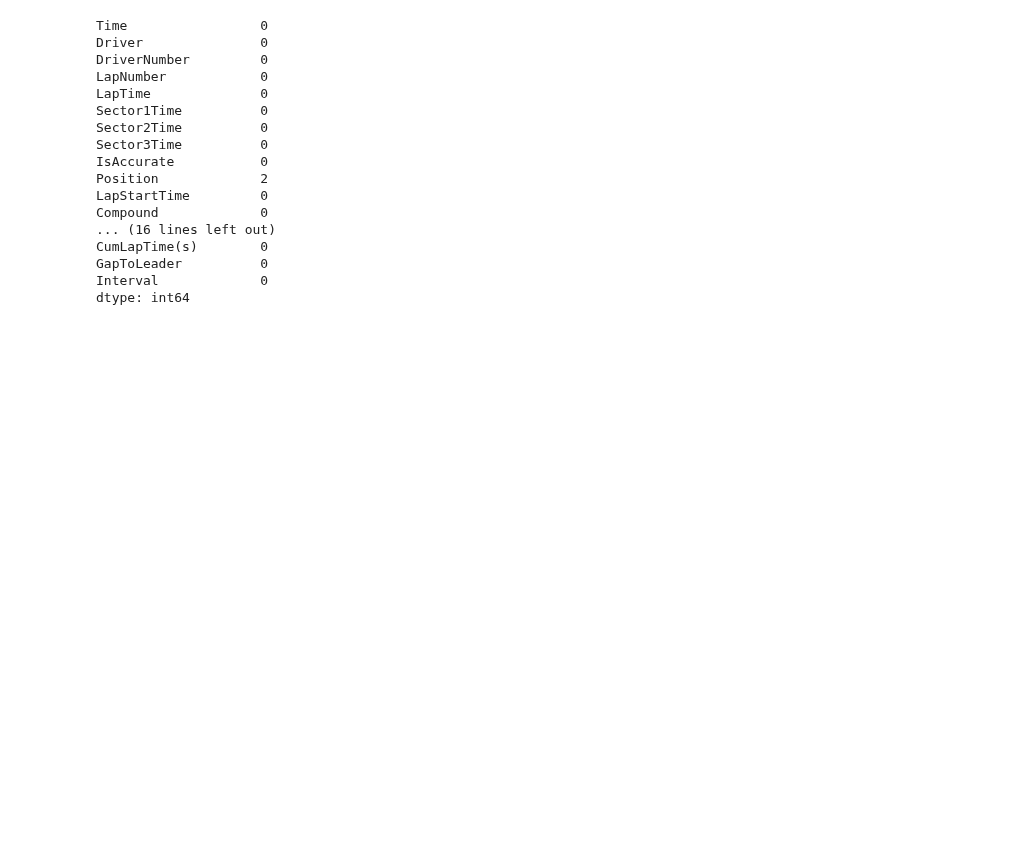
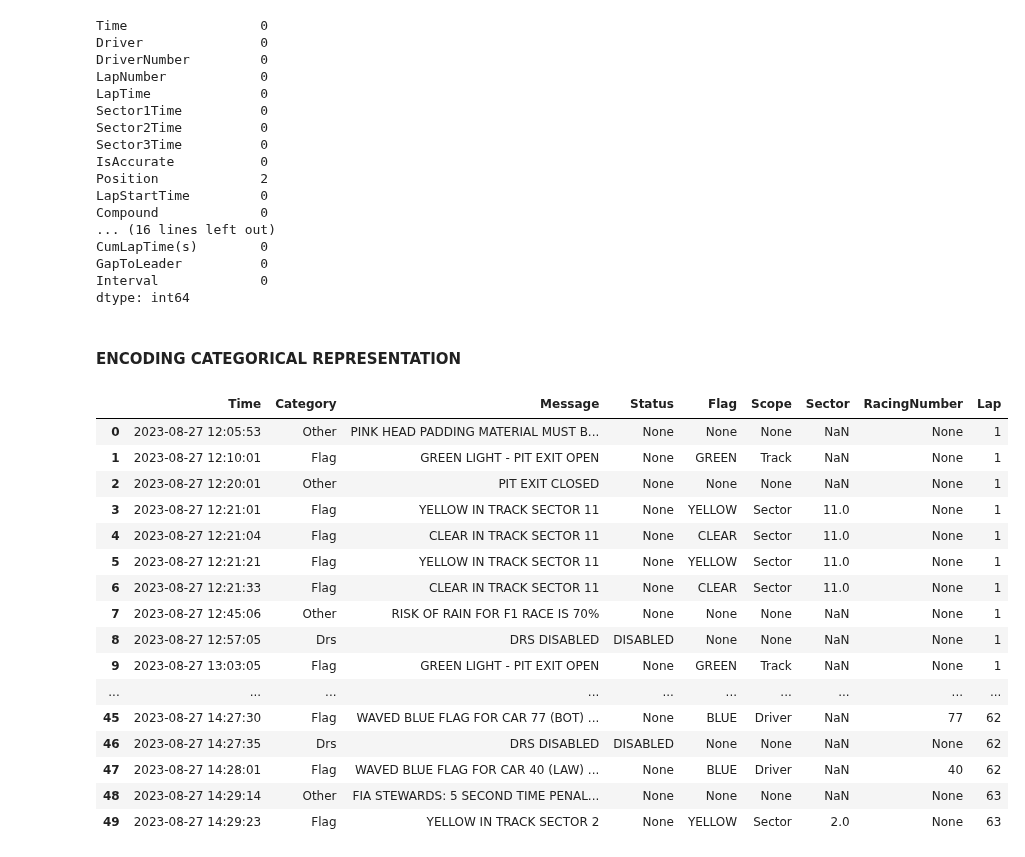
Before and after one commit to PrabhuPugal/Virtual-Race-Engineer, a Jupyter notebook: Virtual Race Engineer.ipynb, the cells around one changed output. Drawn from its saved outputs; the diff is of its cells as text; code cells hidden in the pictures; blank space fills up the shorter version.

Commit message:
merged_data

```diff
--- a/Virtual Race Engineer.ipynb
+++ b/Virtual Race Engineer.ipynb
@@ -266,3 +269,27 @@ CumLapTime(s)        0
 GapToLeader          0
 Interval             0
 dtype: int64
+# %% [markdown]
+#### ENCODING CATEGORICAL REPRESENTATION
+# %%
+from sklearn.preprocessing import OneHotEncoder
+# master_data=pd.get_dummies(master_data,columns=['Compound'])
+rcm_data.head(50)
+# %% [output]
+|  | Time | Category | Message | Status | Flag | Scope | Sector | RacingNumber | Lap |
+| 0 | 2023-08-27 12:05:53 | Other | PINK HEAD PADDING MATERIAL MUST B... | None | None | None | NaN | None | 1 |
+| 1 | 2023-08-27 12:10:01 | Flag | GREEN LIGHT - PIT EXIT OPEN | None | GREEN | Track | NaN | None | 1 |
+| 2 | 2023-08-27 12:20:01 | Other | PIT EXIT CLOSED | None | None | None | NaN | None | 1 |
+| 3 | 2023-08-27 12:21:01 | Flag | YELLOW IN TRACK SECTOR 11 | None | YELLOW | Sector | 11.0 | None | 1 |
+| 4 | 2023-08-27 12:21:04 | Flag | CLEAR IN TRACK SECTOR 11 | None | CLEAR | Sector | 11.0 | None | 1 |
+| 5 | 2023-08-27 12:21:21 | Flag | YELLOW IN TRACK SECTOR 11 | None | YELLOW | Sector | 11.0 | None | 1 |
+| 6 | 2023-08-27 12:21:33 | Flag | CLEAR IN TRACK SECTOR 11 | None | CLEAR | Sector | 11.0 | None | 1 |
+| 7 | 2023-08-27 12:45:06 | Other | RISK OF RAIN FOR F1 RACE IS 70% | None | None | None | NaN | None | 1 |
+| 8 | 2023-08-27 12:57:05 | Drs | DRS DISABLED | DISABLED | None | None | NaN | None | 1 |
+| 9 | 2023-08-27 13:03:05 | Flag | GREEN LIGHT - PIT EXIT OPEN | None | GREEN | Track | NaN | None | 1 |
+| ... | ... | ... | ... | ... | ... | ... | ... | ... | ... |
+| 45 | 2023-08-27 14:27:30 | Flag | WAVED BLUE FLAG FOR CAR 77 (BOT) ... | None | BLUE | Driver | NaN | 77 | 62 |
+| 46 | 2023-08-27 14:27:35 | Drs | DRS DISABLED | DISABLED | None | None | NaN | None | 62 |
+| 47 | 2023-08-27 14:28:01 | Flag | WAVED BLUE FLAG FOR CAR 40 (LAW) ... | None | BLUE | Driver | NaN | 40 | 62 |
+| 48 | 2023-08-27 14:29:14 | Other | FIA STEWARDS: 5 SECOND TIME PENAL... | None | None | None | NaN | None | 63 |
+| 49 | 2023-08-27 14:29:23 | Flag | YELLOW IN TRACK SECTOR 2 | None | YELLOW | Sector | 2.0 | None | 63 |
```
Also changed, not shown: parts of 11 cells of this notebook, 13 other files.
